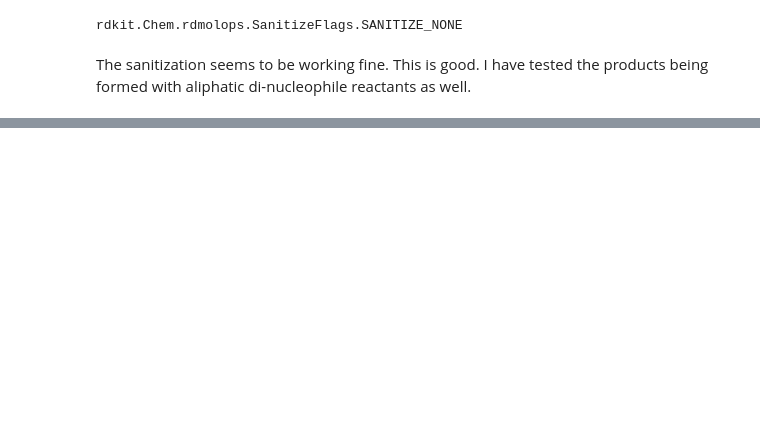
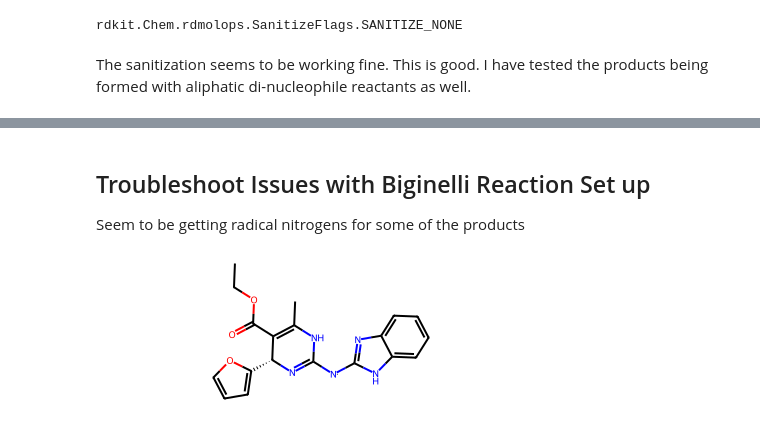
Before and after one commit to aakankschit/TACTICS, a Jupyter notebook: Dataset_init_analysis.ipynb, the cells around one changed output, grey strips where cells are left out. Drawn from its saved outputs; the diff is of its cells as text; code cells hidden in the pictures; blank space fills up the shorter version.

```diff
--- a/Dataset_init_analysis.ipynb
+++ b/Dataset_init_analysis.ipynb
@@ -333,0 +356,9 @@ with open('./Data/adenosine_A2B/Input_files/di_nucleo_input.smi', 'w') as w3:
+# %% [markdown]
+## Troubleshoot Issues with Biginelli Reaction Set up
+Seem to be getting radical nitrogens for some of the products
+# %%
+test_mol = Chem.MolFromSmiles("CCOC(=O)C1=C(NC(=N[C@@H]1c2ccco2)[N]c3[nH]c4ccccc4n3)C")
+# %%
+test_mol
+# %% [output]
+[figure, added]
```
Also changed, not shown: parts of 12 cells of this notebook, 1 other file.
